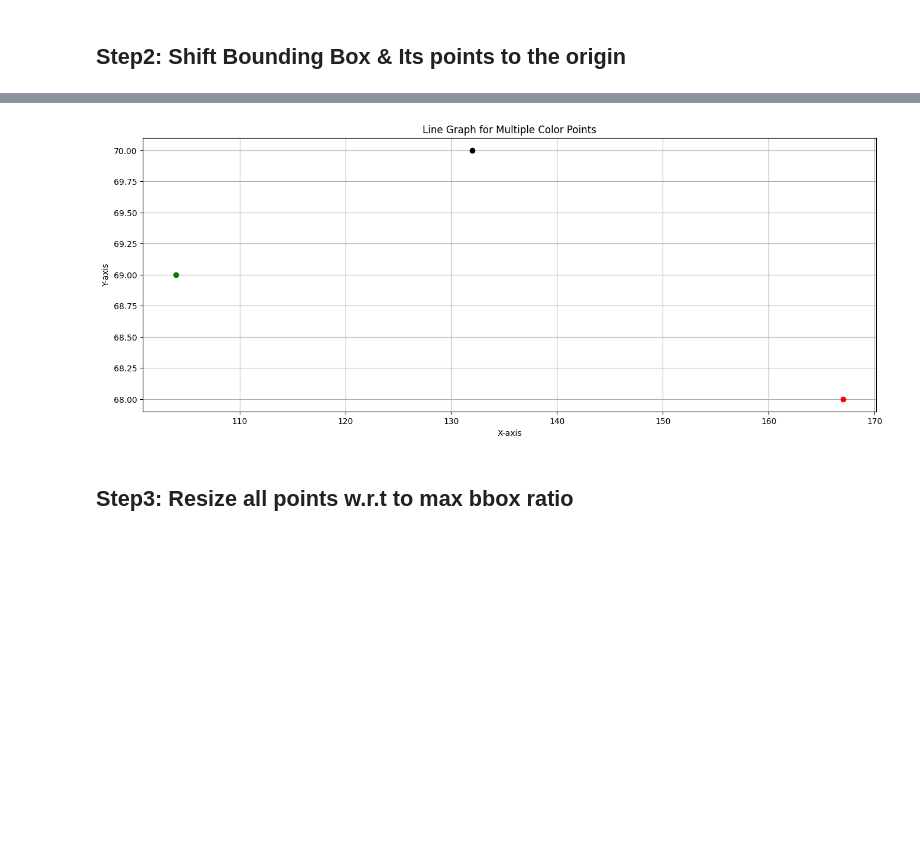
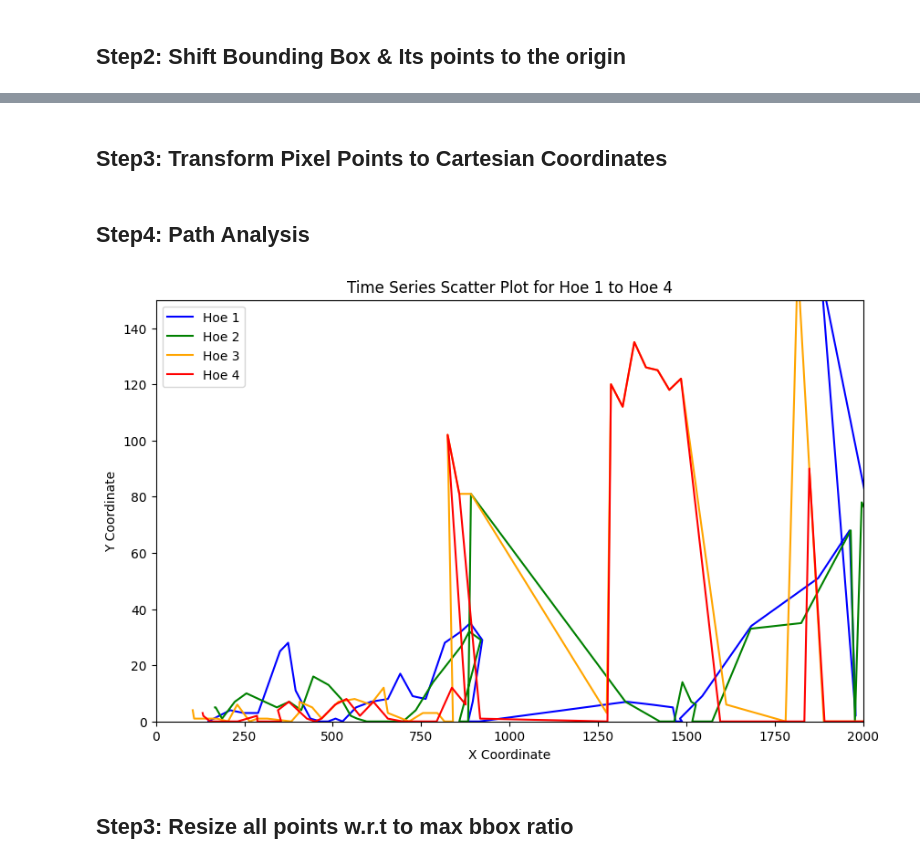
Before and after one commit to syedfaiqueali/Kaggle-Notebooks, a Jupyter notebook: horse-ride-time-series-analysis.ipynb, the cells around one changed output, grey strips where cells are left out. Drawn from its saved outputs; the diff is of its cells as text; code cells hidden in the pictures; blank space fills up the shorter version.

Commit message:
Kaggle Notebook | horse-ride-time-series-analysis | Version 5

```diff
--- a/horse-ride-time-series-analysis.ipynb
+++ b/horse-ride-time-series-analysis.ipynb
@@ -217,30 +222,2 @@ blue_pts = blue_pts[:1]
-# %%
-# Function to separate x and y coordinates for plotting
-def get_coordinates(points):
-    x_vals = [point[0] for point in points]
-    y_vals = [point[1] for point in points]
-    return x_vals, y_vals
-
-# Set the figure size
-plt.figure(figsize=(16, 6))
-
-# Plot each list with its corresponding color
-for pts, color, label in zip(
-        [white_pts, red_pts, green_pts, blue_pts],
-        ["black", "red", "green", "blue"],
-        ["White Points", "Red Points", "Green Points", "Blue Points"]):
-
-    x_vals, y_vals = get_coordinates(pts)
-    plt.plot(x_vals, y_vals, color=color, marker="o", linestyle="-", linewidth=1, label=label)
-
-# Customize the graph
-plt.xlabel("X-axis")
-plt.ylabel("Y-axis")
-plt.title("Line Graph for Multiple Color Points")
-# plt.legend()
-plt.grid(True)
-
-# Display the graph
-plt.show()
-# %% [output]
-[figure, removed]
+# %% [markdown]
+## Step3: Transform Pixel Points to Cartesian Coordinates
@@ -247,3 +249,35 @@ plt.show()
+# %% [markdown]
+## Step4: Path Analysis
+# %%
+# Combine all data for plotting
+all_data = [hoe_1, hoe_2, hoe_3, hoe_4]
+colors = ['blue', 'green', 'orange', 'red']
+labels = ['Hoe 1', 'Hoe 2', 'Hoe 3', 'Hoe 4']
+
+# Plot each list with different colors
+plt.figure(figsize=(10, 6))
+for data, color, label in zip(all_data, colors, labels):
+    x_points, y_points = zip(*data)  # Unpack x and y coordinates
+    plt.plot(x_points, y_points, color=color, label=label)
+
+# Set equal scaling for x and y axes
+plt.gca().set_aspect('equal', adjustable='box')
+
+# # Set equal scaling for x and y axes with modified limits
+# plt.gca().set_aspect('auto')  # Allows better fit with non-uniform scales
+# plt.xlim(0, 2000)   # Adjusted x-axis limit for a closer view, tweak as needed
+# plt.ylim(0, 150)   # Adjusted y-axis limit to fit y range exactly
+
+# Adding titles and labels
+plt.title("Time Series Scatter Plot for Hoe 1 to Hoe 4")
+plt.xlabel("X Coordinate")
+plt.ylabel("Y Coordinate")
+plt.legend()
+
+# Show the plot
+plt.show()
+# %% [output]
+[figure, added]
 # %% [markdown]
 ## Step3: Resize all points w.r.t to max bbox ratio
 # %%
```
Also changed, not shown: parts of 7 cells of this notebook.
